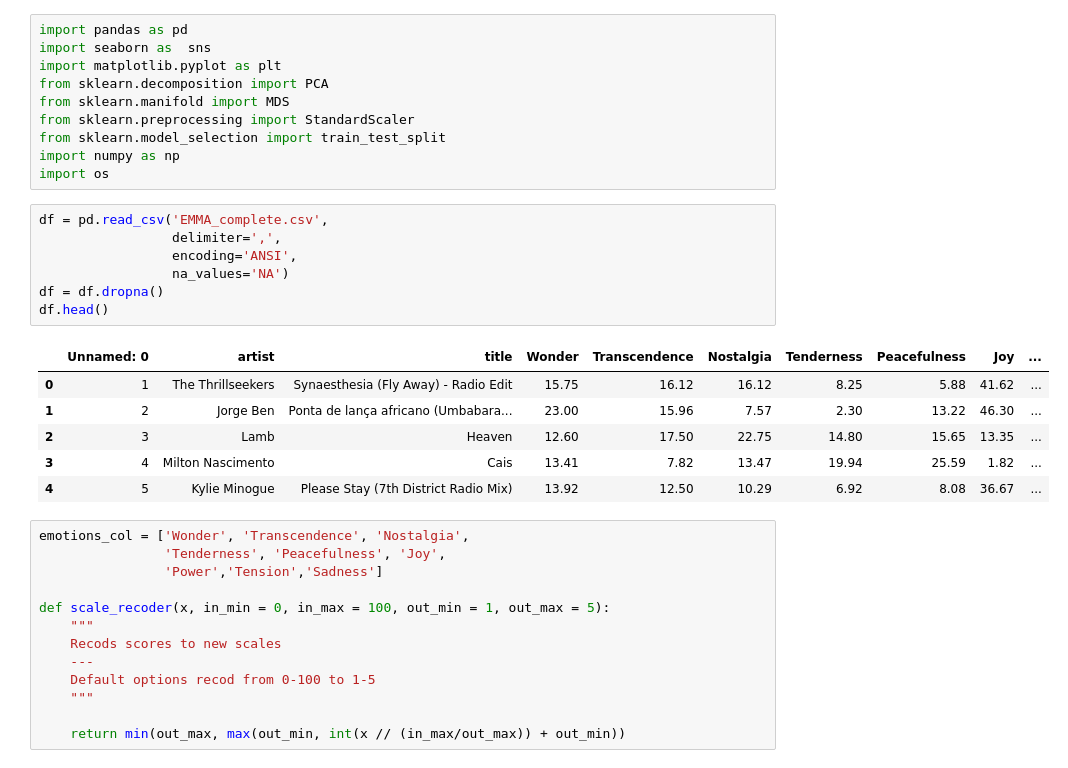
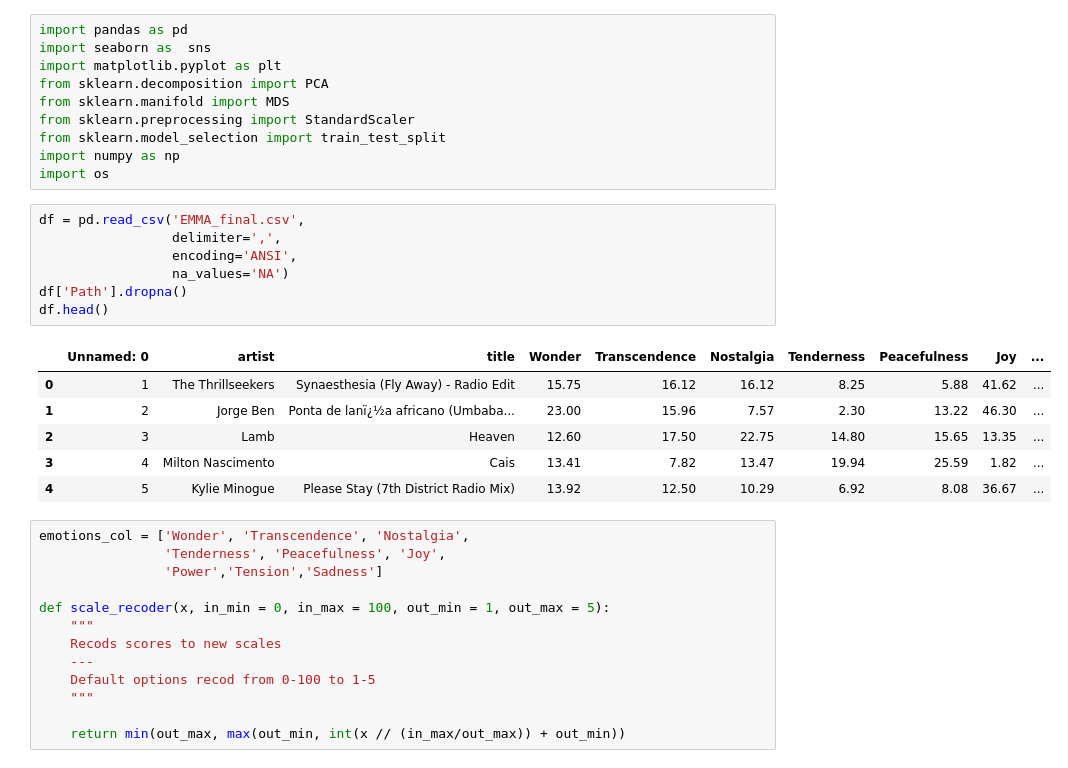
Before and after one commit to Squidez/MJF-GEMS-Annotations, a Jupyter notebook: data analysis.ipynb, the cells around one changed output. Drawn from its saved outputs; the diff is of its cells as text.

```diff
--- a/data analysis.ipynb
+++ b/data analysis.ipynb
@@ -9,16 +9,16 @@ from sklearn.model_selection import train_test_split
 import numpy as np
 import os
 # %%
-df = pd.read_csv('EMMA_complete.csv',
+df = pd.read_csv('EMMA_final.csv',
                  delimiter=',',
                  encoding='ANSI',
                  na_values='NA')
-df = df.dropna()
+df['Path'].dropna()
 df.head()
 # %% [output]
 |  | Unnamed: 0 | artist | title | Wonder | Transcendence | Nostalgia | Tenderness | Peacefulness | Joy | ... |
 | 0 | 1 | The Thrillseekers | Synaesthesia (Fly Away) - Radio Edit | 15.75 | 16.12 | 16.12 | 8.25 | 5.88 | 41.62 | ... |
-| 1 | 2 | Jorge Ben | Ponta de lança africano (Umbabara... | 23.00 | 15.96 | 7.57 | 2.30 | 13.22 | 46.30 | ... |
+| 1 | 2 | Jorge Ben | Ponta de lanï¿½a africano (Umbaba... | 23.00 | 15.96 | 7.57 | 2.30 | 13.22 | 46.30 | ... |
 | 2 | 3 | Lamb | Heaven | 12.60 | 17.50 | 22.75 | 14.80 | 15.65 | 13.35 | ... |
 | 3 | 4 | Milton Nascimento | Cais | 13.41 | 7.82 | 13.47 | 19.94 | 25.59 | 1.82 | ... |
 | 4 | 5 | Kylie Minogue | Please Stay (7th District Radio Mix) | 13.92 | 12.50 | 10.29 | 6.92 | 8.08 | 36.67 | ... |
```
Also changed, not shown: parts of 15 cells of this notebook, 5 other files.
